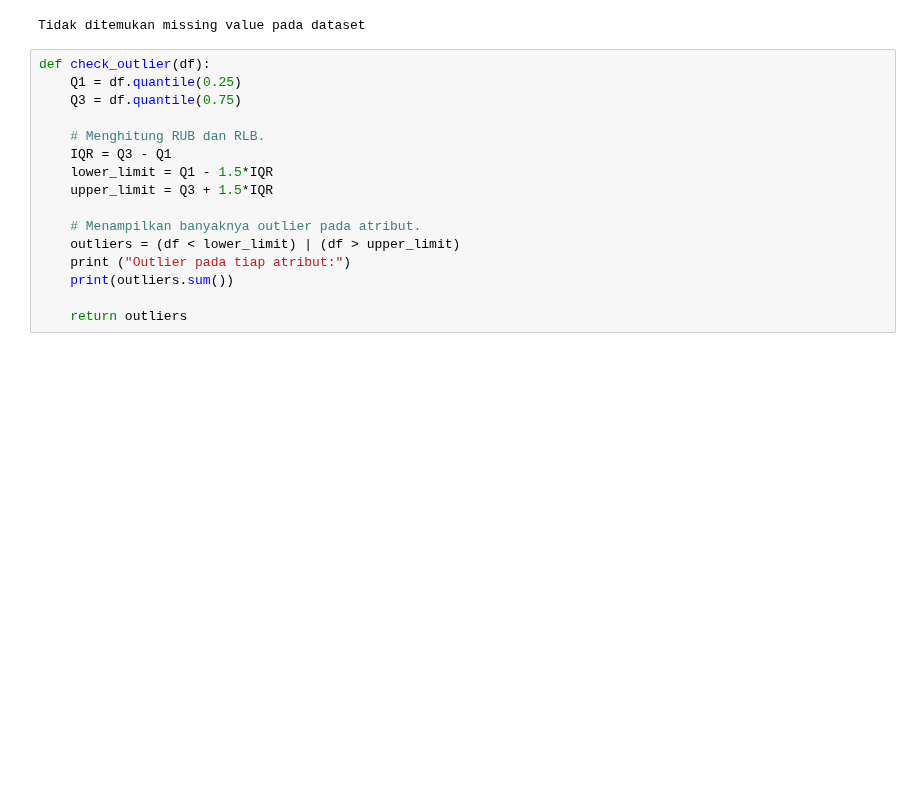
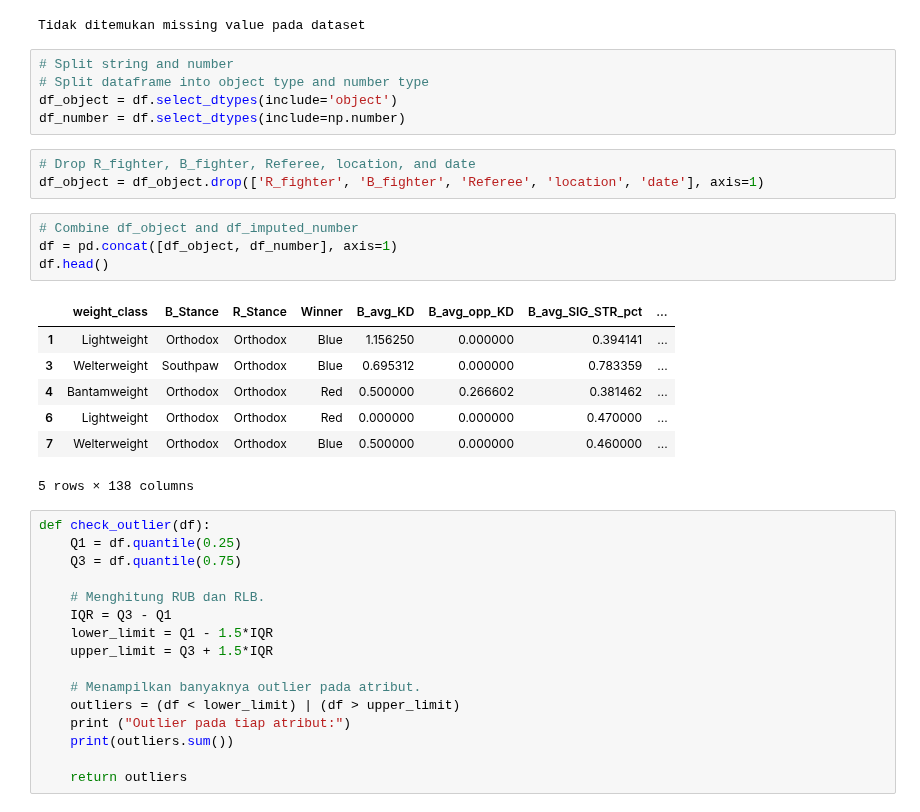
Before and after one commit to breadworshipper/TK-Kasdad, a Jupyter notebook: Preprocessing/kombinasi8.ipynb, the cells around one changed output. Cells and saved outputs as stored; diff of their text form; blank space fills up the shorter version.

```diff
--- a/Preprocessing/kombinasi8.ipynb
+++ b/Preprocessing/kombinasi8.ipynb
@@ -70,6 +70,26 @@ df.dropna(inplace=True)
 check_null(df)
 # %% [output]
 Tidak ditemukan missing value pada dataset
+# %%
+# Split string and number
+# Split dataframe into object type and number type
+df_object = df.select_dtypes(include='object')
+df_number = df.select_dtypes(include=np.number)
+# %%
+# Drop R_fighter, B_fighter, Referee, location, and date
+df_object = df_object.drop(['R_fighter', 'B_fighter', 'Referee', 'location', 'date'], axis=1)
+# %%
+# Combine df_object and df_imputed_number
+df = pd.concat([df_object, df_number], axis=1)
+df.head()
+# %% [output]
+|  | weight_class | B_Stance | R_Stance | Winner | B_avg_KD | B_avg_opp_KD | B_avg_SIG_STR_pct | ... |
+| 1 | Lightweight | Orthodox | Orthodox | Blue | 1.156250 | 0.000000 | 0.394141 | ... |
+| 3 | Welterweight | Southpaw | Orthodox | Blue | 0.695312 | 0.000000 | 0.783359 | ... |
+| 4 | Bantamweight | Orthodox | Orthodox | Red | 0.500000 | 0.266602 | 0.381462 | ... |
+| 6 | Lightweight | Orthodox | Orthodox | Red | 0.000000 | 0.000000 | 0.470000 | ... |
+| 7 | Welterweight | Orthodox | Orthodox | Blue | 0.500000 | 0.000000 | 0.460000 | ... |
+5 rows × 138 columns
 # %%
 def check_outlier(df):
     Q1 = df.quantile(0.25)
```
Also changed, not shown: parts of 3 cells of this notebook, 3 other files.
